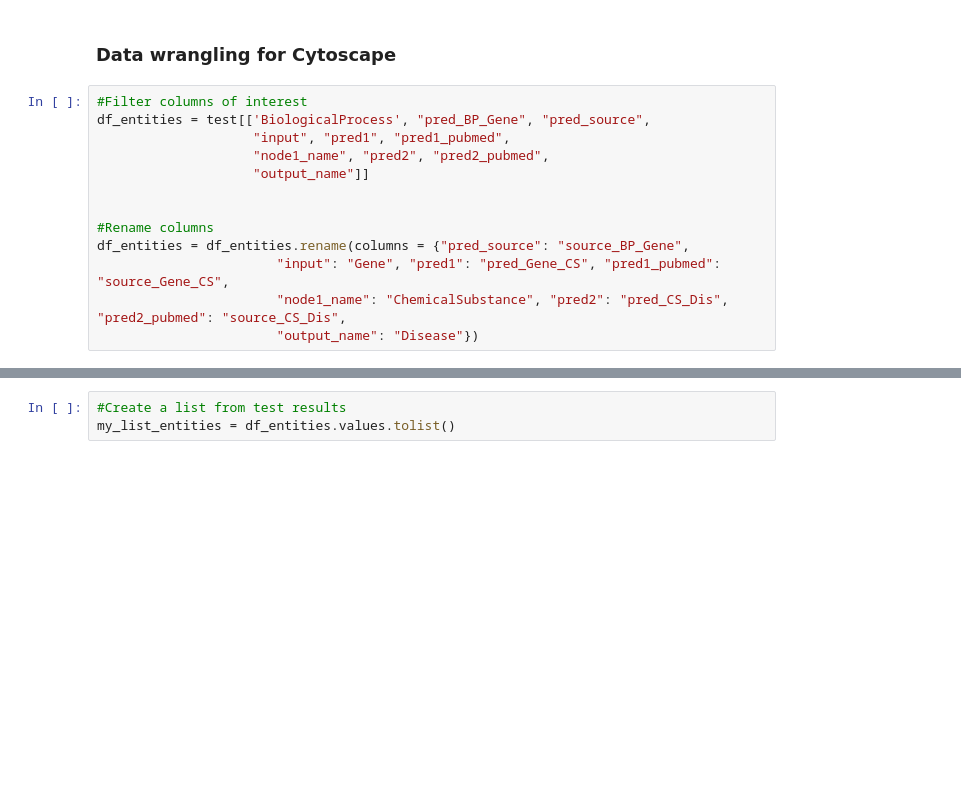
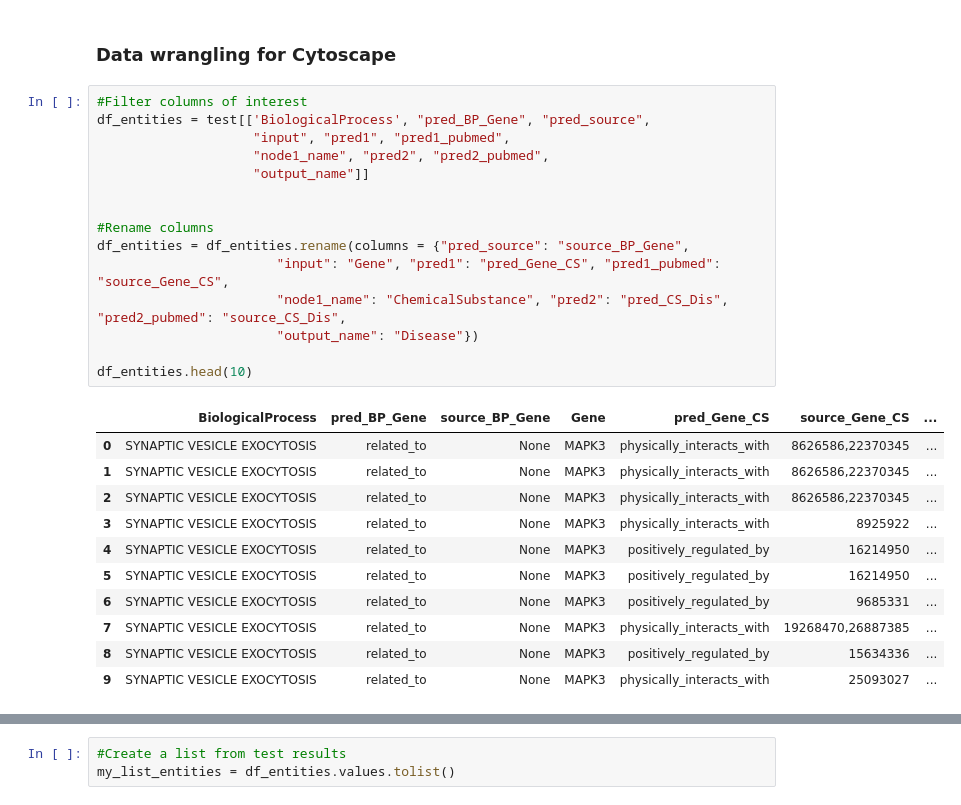
Before and after one commit to Carolina1396/VAMP2_BTE, a Jupyter notebook: BTE/src/BTE-BiologicalProcess-to-cytoscape.ipynb, the cells around one changed output, grey strips where cells are left out. Drawn from its saved outputs; the diff is of its cells as text; blank space fills up the shorter version.

```diff
--- a/BTE/BTE-BiologicalProcess-to-cytoscape.ipynb
+++ b/BTE/src/BTE-BiologicalProcess-to-cytoscape.ipynb
@@ -212,13 +212,27 @@ Documentation https://dash.plotly.com/cytoscape
 # %%
 #Filter columns of interest
 df_entities = test[['BiologicalProcess', "pred_BP_Gene", "pred_source",
                     "input", "pred1", "pred1_pubmed",
                     "node1_name", "pred2", "pred2_pubmed",
                     "output_name"]]
 
 
 #Rename columns
 df_entities = df_entities.rename(columns = {"pred_source": "source_BP_Gene",
                        "input": "Gene", "pred1": "pred_Gene_CS", "pred1_pubmed": "source_Gene_CS",
                        "node1_name": "ChemicalSubstance", "pred2": "pred_CS_Dis", "pred2_pubmed": "source_CS_Dis",
                        "output_name": "Disease"})
+
+df_entities.head(10)
+# %% [output]
+|  | BiologicalProcess | pred_BP_Gene | source_BP_Gene | Gene | pred_Gene_CS | source_Gene_CS | ... |
+| 0 | SYNAPTIC VESICLE EXOCYTOSIS | related_to | None | MAPK3 | physically_interacts_with | 8626586,22370345 | ... |
+| 1 | SYNAPTIC VESICLE EXOCYTOSIS | related_to | None | MAPK3 | physically_interacts_with | 8626586,22370345 | ... |
+| 2 | SYNAPTIC VESICLE EXOCYTOSIS | related_to | None | MAPK3 | physically_interacts_with | 8626586,22370345 | ... |
+| 3 | SYNAPTIC VESICLE EXOCYTOSIS | related_to | None | MAPK3 | physically_interacts_with | 8925922 | ... |
+| 4 | SYNAPTIC VESICLE EXOCYTOSIS | related_to | None | MAPK3 | positively_regulated_by | 16214950 | ... |
+| 5 | SYNAPTIC VESICLE EXOCYTOSIS | related_to | None | MAPK3 | positively_regulated_by | 16214950 | ... |
+| 6 | SYNAPTIC VESICLE EXOCYTOSIS | related_to | None | MAPK3 | positively_regulated_by | 9685331 | ... |
+| 7 | SYNAPTIC VESICLE EXOCYTOSIS | related_to | None | MAPK3 | physically_interacts_with | 19268470,26887385 | ... |
+| 8 | SYNAPTIC VESICLE EXOCYTOSIS | related_to | None | MAPK3 | positively_regulated_by | 15634336 | ... |
+| 9 | SYNAPTIC VESICLE EXOCYTOSIS | related_to | None | MAPK3 | physically_interacts_with | 25093027 | ... |
```
Also changed, not shown: parts of 7 cells of this notebook, 9 other files.
